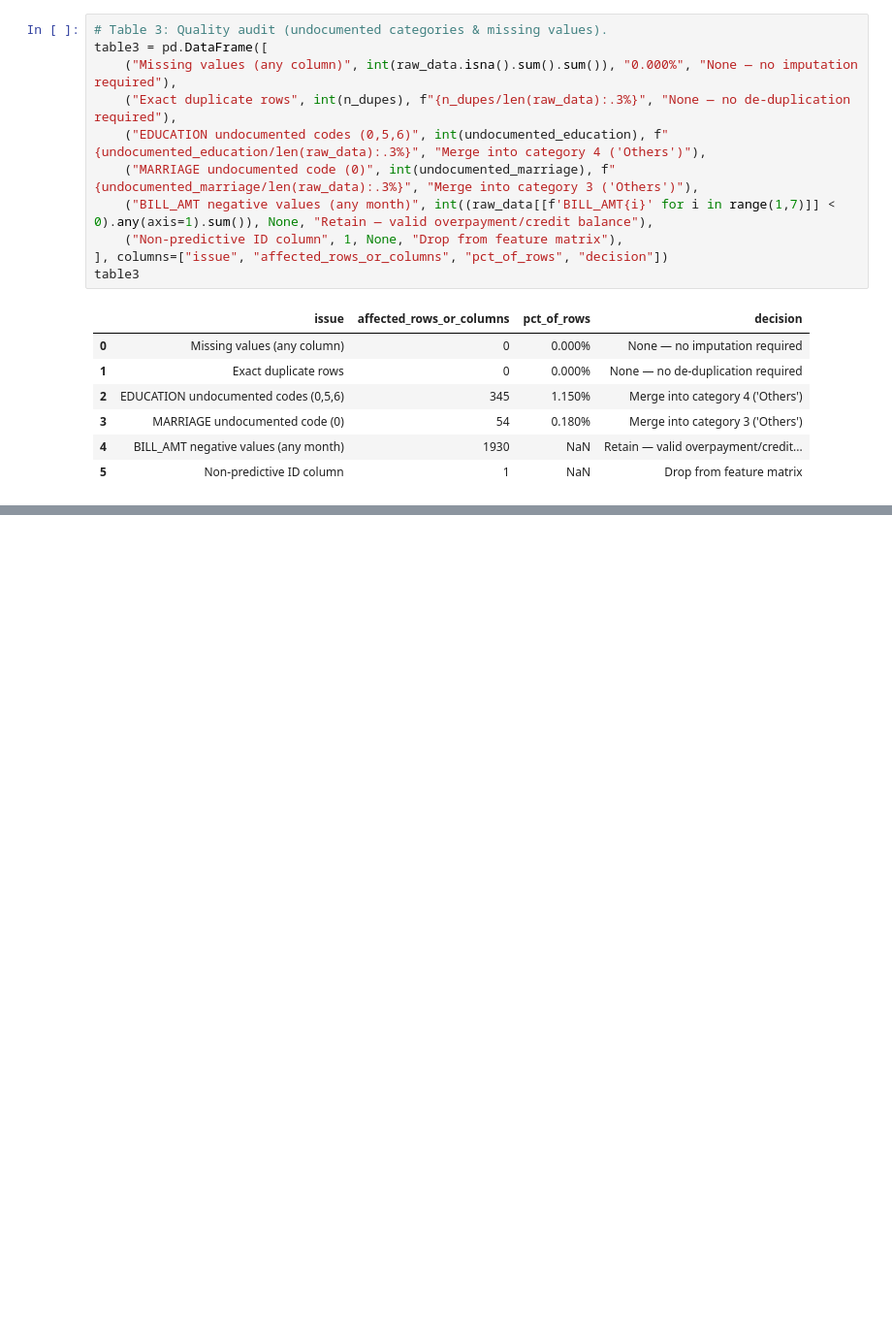
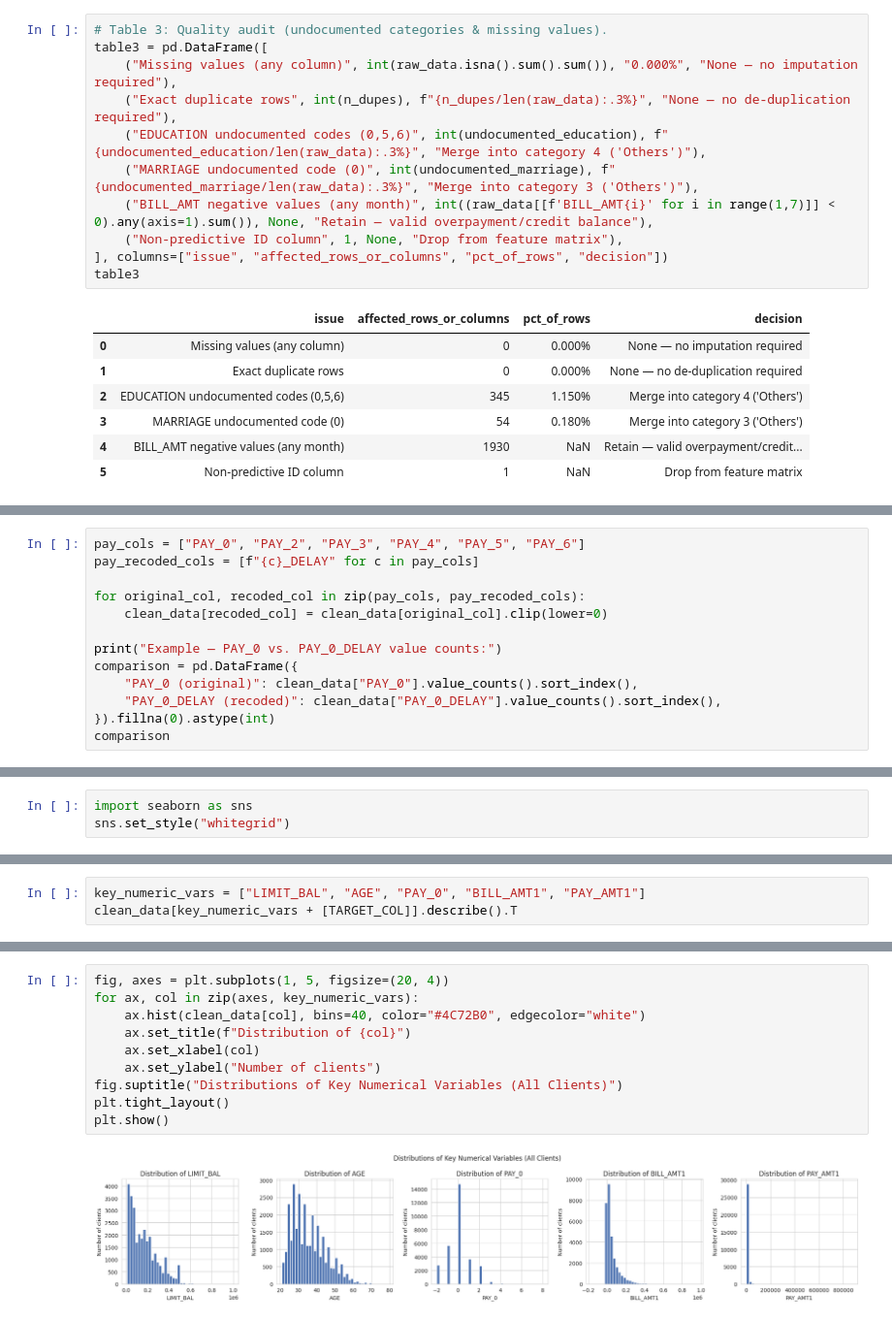
Before and after one commit to arielsharonferdinandus/Credit-Card-Clients-Risk-Prediction, a Jupyter notebook: Main.ipynb, the cells around one changed output, grey strips where cells are left out. Shown at 97% size. Cells and saved outputs as stored; diff of their text form; blank space fills up the shorter version.

```diff
--- a/Main.ipynb
+++ b/Main.ipynb
@@ -620,0 +984,13 @@ above and will be added next.
+# %%
+pay_cols = ["PAY_0", "PAY_2", "PAY_3", "PAY_4", "PAY_5", "PAY_6"]
+pay_recoded_cols = [f"{c}_DELAY" for c in pay_cols]
+
+for original_col, recoded_col in zip(pay_cols, pay_recoded_cols):
+    clean_data[recoded_col] = clean_data[original_col].clip(lower=0)
+
+print("Example — PAY_0 vs. PAY_0_DELAY value counts:")
+comparison = pd.DataFrame({
+    "PAY_0 (original)": clean_data["PAY_0"].value_counts().sort_index(),
+    "PAY_0_DELAY (recoded)": clean_data["PAY_0_DELAY"].value_counts().sort_index(),
+}).fillna(0).astype(int)
+comparison
@@ -620,0 +1049,3 @@ above and will be added next.
+# %%
+import seaborn as sns
+sns.set_style("whitegrid")
@@ -620,0 +1059,3 @@ above and will be added next.
+# %%
+key_numeric_vars = ["LIMIT_BAL", "AGE", "PAY_0", "BILL_AMT1", "PAY_AMT1"]
+clean_data[key_numeric_vars + [TARGET_COL]].describe().T
@@ -620,0 +1070,12 @@ above and will be added next.
+# %%
+fig, axes = plt.subplots(1, 5, figsize=(20, 4))
+for ax, col in zip(axes, key_numeric_vars):
+    ax.hist(clean_data[col], bins=40, color="#4C72B0", edgecolor="white")
+    ax.set_title(f"Distribution of {col}")
+    ax.set_xlabel(col)
+    ax.set_ylabel("Number of clients")
+fig.suptitle("Distributions of Key Numerical Variables (All Clients)")
+plt.tight_layout()
+plt.show()
+# %% [output]
+[figure, added]
```
Also changed, not shown: parts of 70 cells of this notebook.
